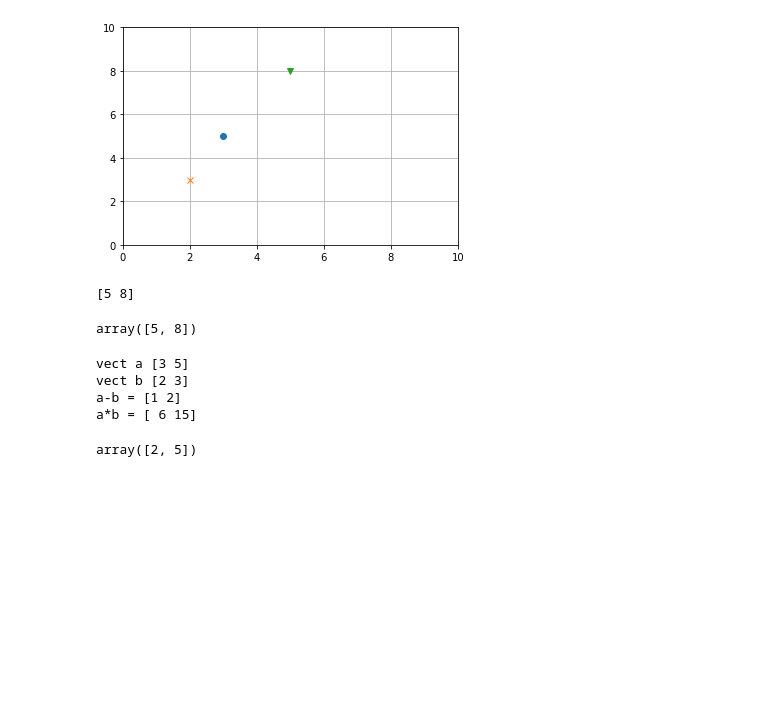
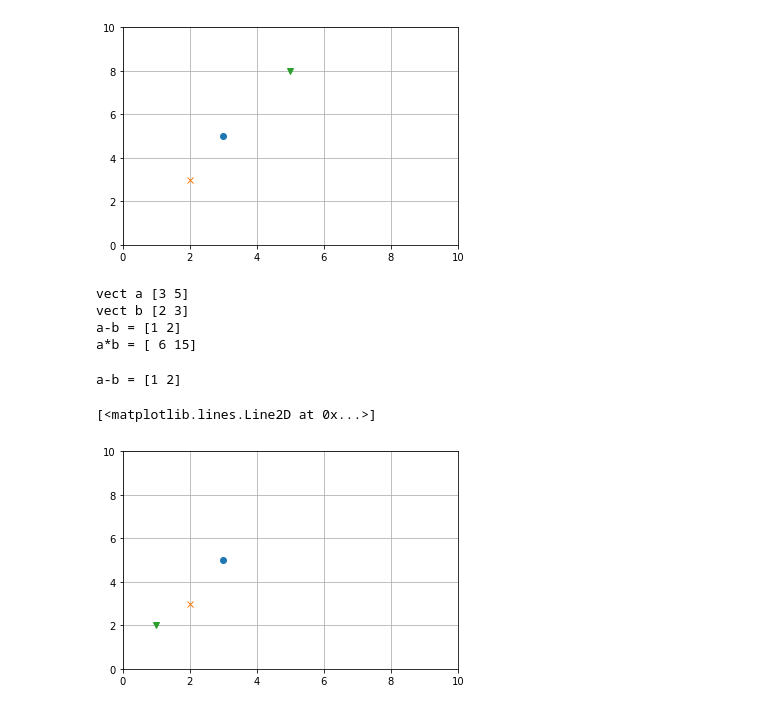
Before and after one commit to larikhin/Data_Analysis_ML, a Jupyter notebook: 19 linear_regres/vectors.ipynb, the cells around one changed output. Cells and saved outputs as stored; diff of their text form; code cells hidden in the pictures; blank space fills up the shorter version.

```diff
--- a/19 linear_regres/vectors.ipynb
+++ b/19 linear_regres/vectors.ipynb
@@ -44,27 +46,27 @@ plt.plot(c[0],c[1],'v')
 # %% [output]
 [<matplotlib.lines.Line2D at 0x...>]
 [figure]
-# %%
-# sum vectors
-print(a + b)
-# it is the same
-c = a + b
-c
-# %% [output]
-[5 8]
-array([5, 8])
 # %%
 print('vect a', a)
 print('vect b', b)
-print('a-b =', a - b)
-print('a*b =',a * b)
+d = a - b
+print('a-b =', d)
+e = a * b
+print('a*b =', e)
 # %% [output]
 vect a [3 5]
 vect b [2 3]
 a-b = [1 2]
 a*b = [ 6 15]
-# %%
-m = a * b
-m
-# %% [output]
-array([2, 5])
+# %%
+print('a-b =', d)
+plt.grid()
+plt.xlim(0,10)
+plt.ylim(0,10)
+plt.plot(a[0],a[1],'o')
+plt.plot(b[0],b[1],'x')
+plt.plot(d[0],d[1],'v')
+# %% [output]
+a-b = [1 2]
+[<matplotlib.lines.Line2D at 0x...>]
+[figure, added]
```
Also changed, not shown: parts of 10 cells of this notebook.
